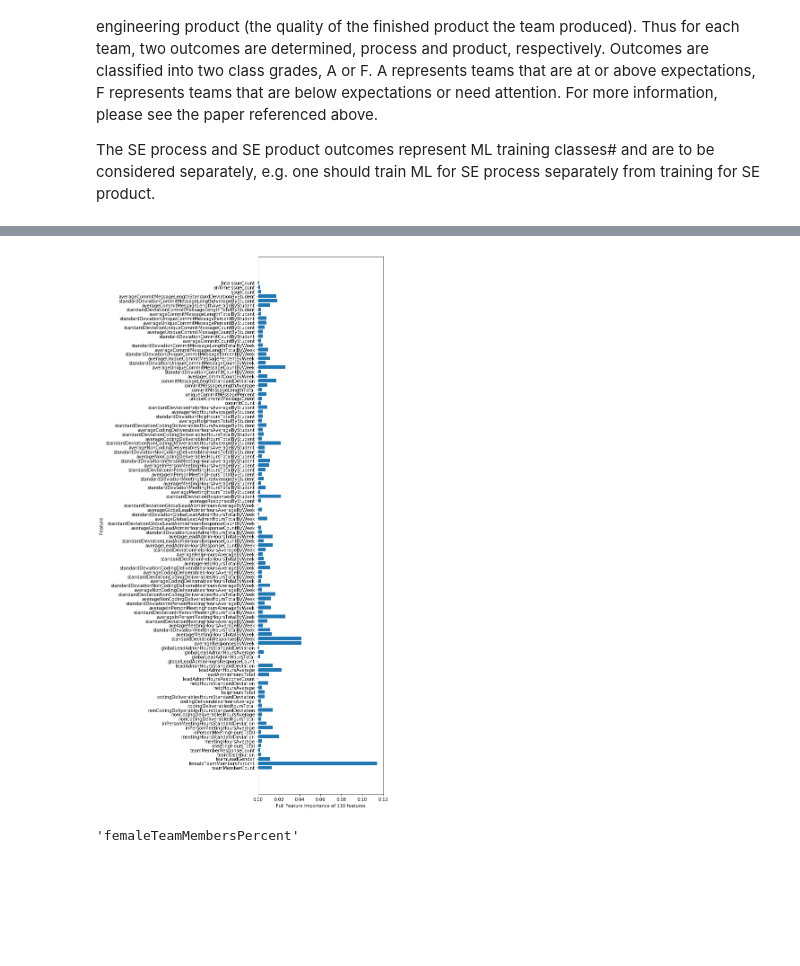
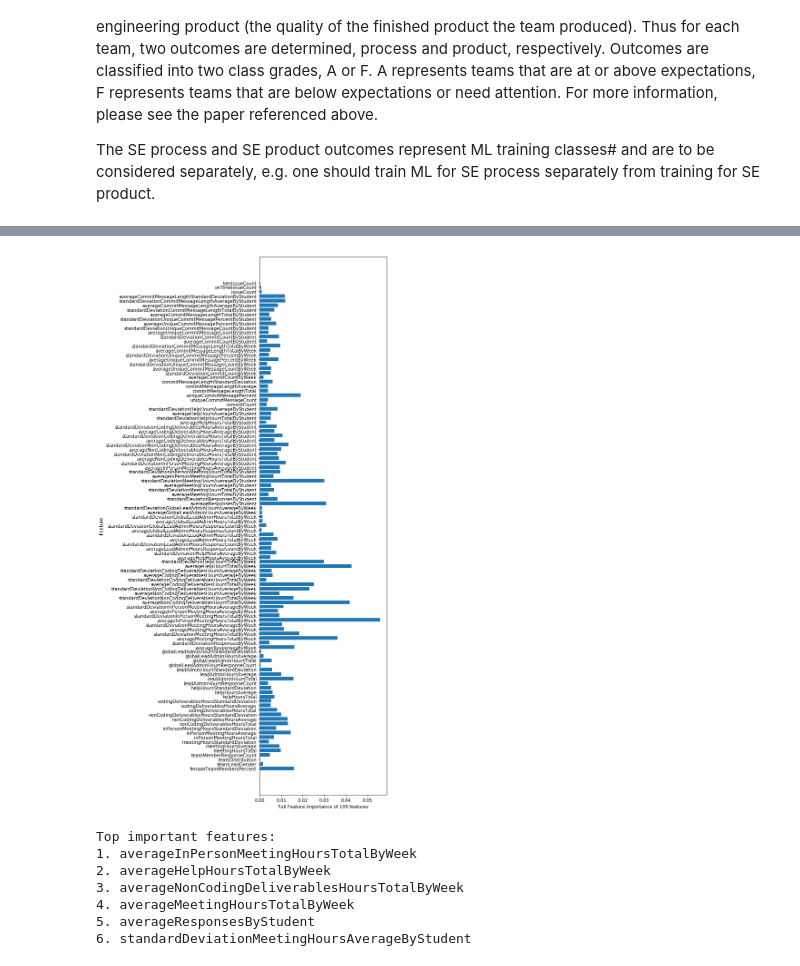
Before and after one commit to renowator/My_ML, a Jupyter notebook: RandomForstClassifier on SE Team Assessment database.ipynb, the cells around one changed output, grey strips where cells are left out. Cells and saved outputs as stored; diff of their text form; code cells hidden in the pictures; blank space fills up the shorter version.

```diff
--- a/RandomForstClassifier on SE Team Assessment database.ipynb
+++ b/RandomForstClassifier on SE Team Assessment database.ipynb
@@ -125,5 +125,9 @@ for file_ in allFiles:
     df = pandas.read_csv(file_,index_col=None, header=0)
     list_.append(df)
 frame = pandas.concat(list_)
-#data = pandas.DataFrame.from_csv("data/SETAP PRODUCT DATA/setapProductT1.csv")
-data = frame
+
+data = pandas.DataFrame.from_csv("data/SETAP PRODUCT DATA/setapProductT2.csv")
+# full_data=True will let explore the whole dataset (T1-T11)
+full_data = False
+if (full_data):
+    data = frame
@@ -134,3 +134,12 @@ features = data.drop('productLetterGrade', axis=1)
+# %%
+labels = data['productLetterGrade']
+features = data.drop('productLetterGrade', axis=1)
+#Drop certain features
+if(full_data):
+    features = features.drop([col for col in features.columns if 'Total' in col], axis=1)
+    features = features.drop([col for col in features.columns if 'Count' in col], axis=1)
+    features = features.drop([col for col in features.columns if 'Student' in col], axis=1)
+    #features = features.drop('femaleTeamMembersPercent', axis=1)
 # %%
 # Rename strings in data to appropriate integers, labels to booleans
 mapping = {'F': False, 'A': True}
@@ -138,11 +147,12 @@ features_mapping = {'M': 0, 'F' : 1, 'Global': 0, 'Local': 1}
 features = pandas.DataFrame(features)
 labels = pandas.DataFrame(labels)
 labels = labels.applymap(lambda s: mapping.get(s) if s in mapping else s)
-features.fillna(0, inplace=True)
+#features.dropna(axis='columns', how='any', inplace=True)
+features.fillna(1, inplace=True)
 features = features.applymap(lambda s: features_mapping.get(s) if s in features_mapping else s)
-X_train, X_test, y_train, y_test = train_test_split(features, labels, random_state=0)
+X_train, X_test, y_train, y_test = train_test_split(features, labels, random_state=1, train_size=0.75)
 # %%
-rfc = RandomForestClassifier(n_estimators= 100, verbose=1, max_features=0.75, max_depth=120, oob_score=True)
+rfc = RandomForestClassifier(n_estimators= 1000, max_features=0.3, max_depth=50, oob_score=True, n_jobs=-1)
 # %%
 rfc.fit(X_train, y_train.values.ravel())
 print ('Accuracy score: ' + str(round(rfc.score(X_test, y_test.values.ravel()),3)*100) + '%')
@@ -153,18 +161,29 @@ Accuracy score: 91.7%
 # %%
 import matplotlib.pyplot as plt
 n_features = len(features.columns)
-plt.figure(figsize=(5,22))
+plt.figure(figsize=(5,n_features/5))
 plt.barh(range(n_features), rfc.feature_importances_, align='center')
 plt.yticks(np.arange(n_features), features.columns)
 plt.xlabel('Full Feature Importance of ' + str(n_features) + ' features')
 plt.ylabel('Feature')
 plt.show()
 # %% [output]
-[figure, old version]
+[figure, new version]
-# %%
-features.columns[np.argmax(rfc.feature_importances_)]
-# %% [output]
-'femaleTeamMembersPercent'
+# %%
+features.columns[np.argmax(rfc.feature_importances_)]
+print ( "Top important features:")
+count = 1
+for string in features.columns[rfc.feature_importances_.argsort()[-6:][::-1]] :
+    print(str(count) + '. ' + string )
+    count+=1
+# %% [output]
+Top important features:
+1. averageInPersonMeetingHoursTotalByWeek
+2. averageHelpHoursTotalByWeek
+3. averageNonCodingDeliverablesHoursTotalByWeek
+4. averageMeetingHoursTotalByWeek
+5. averageResponsesByStudent
+6. standardDeviationMeetingHoursAverageByStudent
 # %%
 pandas.crosstab(y_test['productLetterGrade'], rfc.predict(X_test), rownames=['Actual'], colnames=['Predicted'])
 # %% [output]
```
Also changed, not shown: parts of 3 cells of this notebook, 12 other files.
